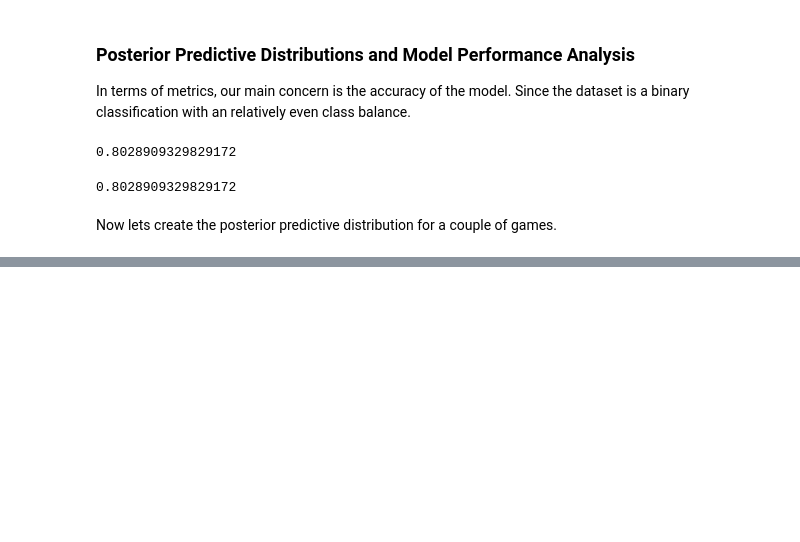
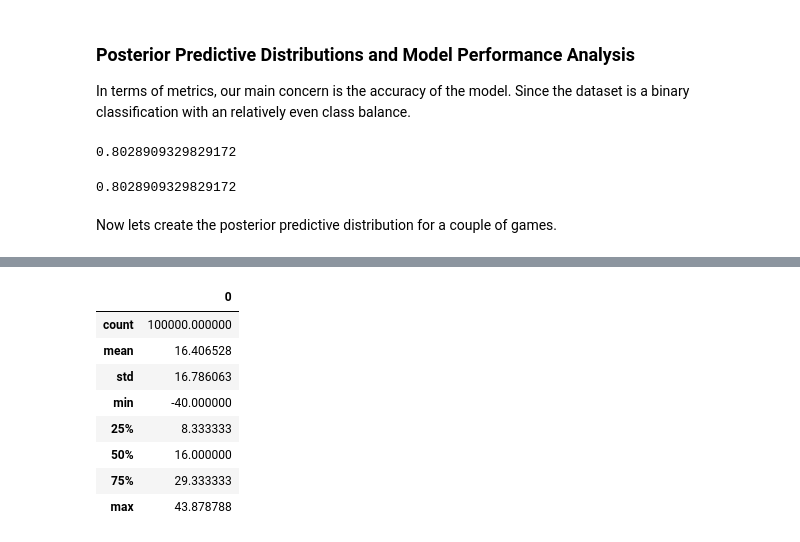
Before and after one commit to btcain4/Bayesian_College_Football, a Jupyter notebook: Bayesian_Modeling/Model_Analysis.ipynb, the cells around one changed output, grey strips where cells are left out. Saved outputs shown, nothing was run; the diff lists cells and outputs as text; code cells hidden in the pictures; blank space fills up the shorter version.

```diff
--- a/Bayesian_Modeling/Model_Analysis.ipynb
+++ b/Bayesian_Modeling/Model_Analysis.ipynb
@@ -459,0 +527,12 @@ len(postPred[postPred==1])/len(postPred)
+# %%
+pd.DataFrame(winDist).describe()
+# %% [output]
+|  | 0 |
+| count | 100000.000000 |
+| mean | 16.406528 |
+| std | 16.786063 |
+| min | -40.000000 |
+| 25% | 8.333333 |
+| 50% | 16.000000 |
+| 75% | 29.333333 |
+| max | 43.878788 |
```
Also changed, not shown: parts of 9 cells of this notebook.
